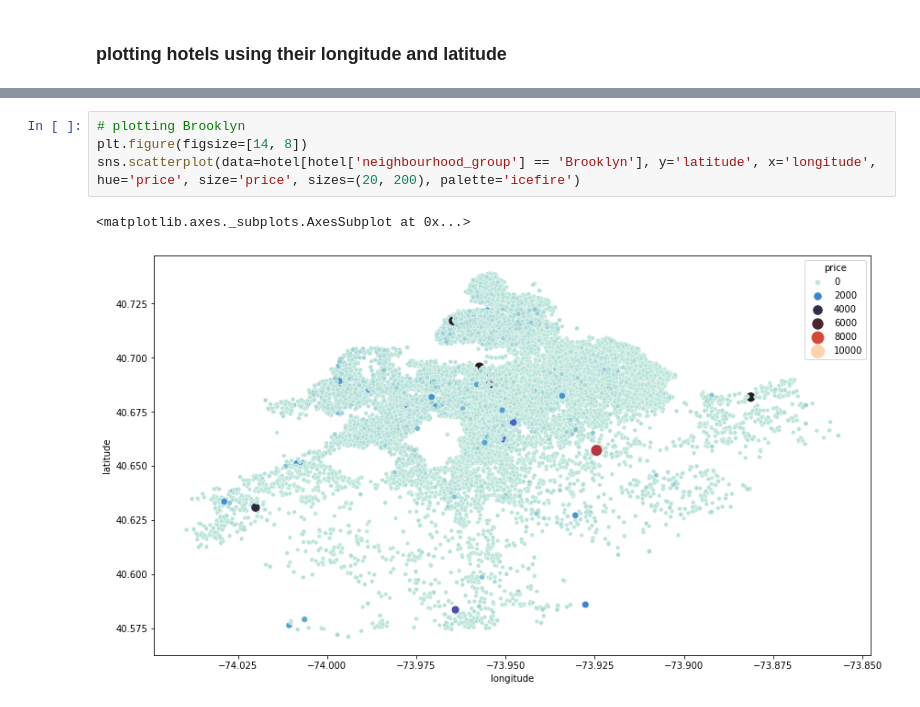
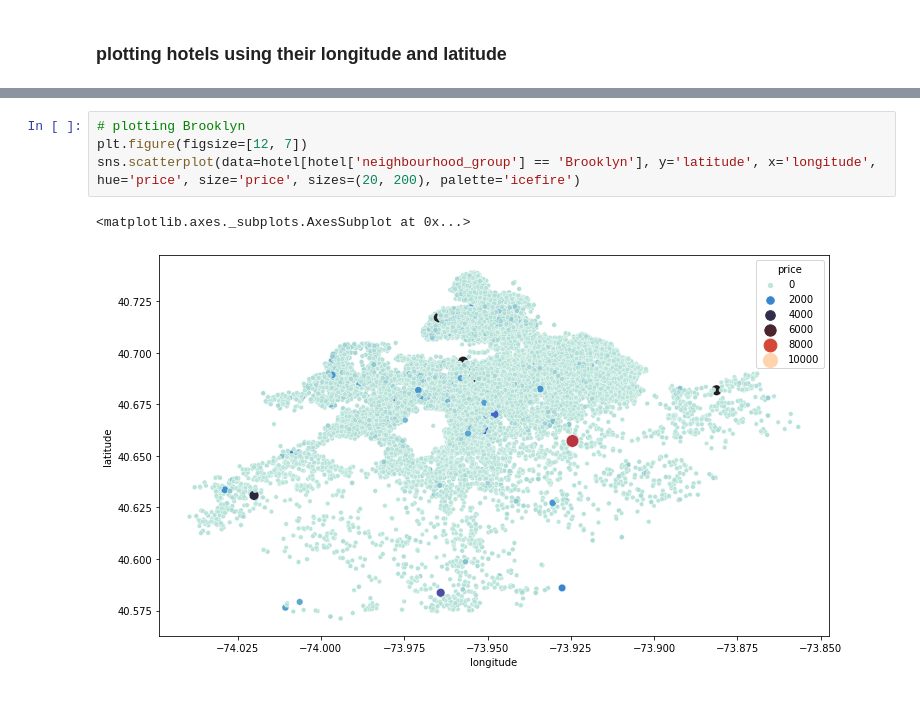
Before and after one commit to ghanalk1/Airbnb-Hotel-Booking-EDA, a Jupyter notebook: Airbnb_Hotel_Analysis.ipynb, the cells around one changed output, grey strips where cells are left out. Drawn from its saved outputs; the diff is of its cells as text.

```diff
--- a/Airbnb_Hotel_Analysis.ipynb
+++ b/Airbnb_Hotel_Analysis.ipynb
@@ -401,9 +433,9 @@ sns.scatterplot(data=hotel[hotel['neighbourhood_group'] == 'Manhattan'], y='lati
 # %%
 # plotting Brooklyn
-plt.figure(figsize=[14, 8])
+plt.figure(figsize=[12, 7])
 sns.scatterplot(data=hotel[hotel['neighbourhood_group'] == 'Brooklyn'], y='latitude', x='longitude', hue='price', size='price', sizes=(20, 200), palette='icefire')
 # %% [output]
 <matplotlib.axes._subplots.AxesSubplot at 0x...>
-[figure, old version]
+[figure, new version]
 # %%
 # plotting Queens
```
Also changed, not shown: parts of 38 cells of this notebook.
